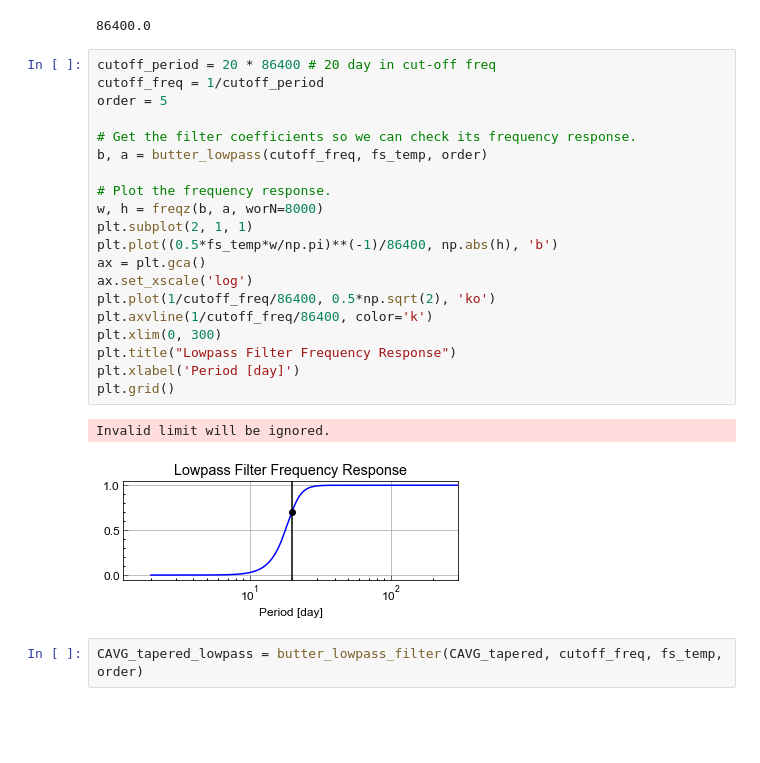
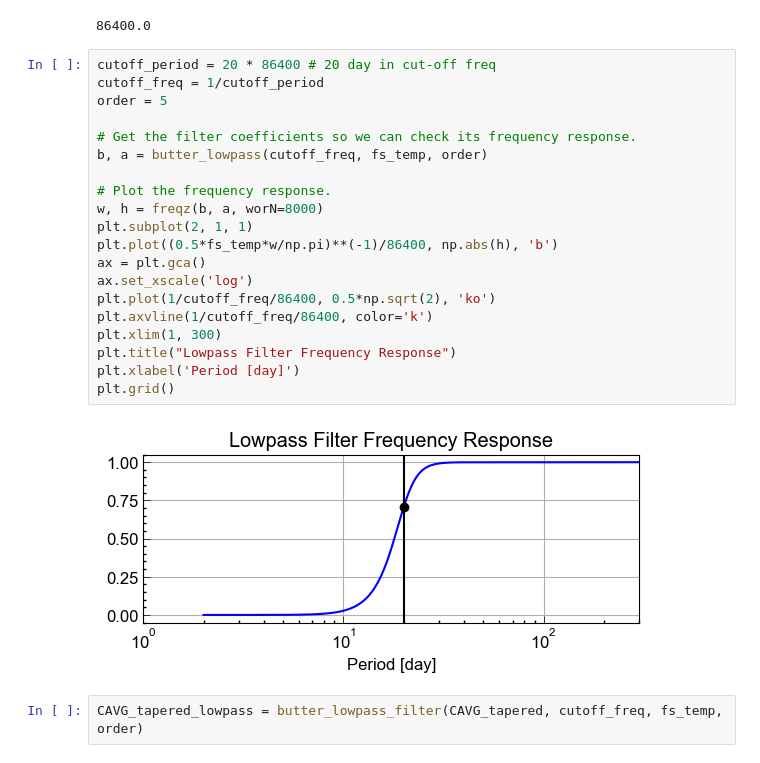
Before and after one commit to kura-okubo/SeisMonitoring_Paper, a Jupyter notebook: Post/ModelFit/code/modelfit_03_preprocess_precip_and_temperature_v01.ipynb, the cells around one changed output. Drawn from its saved outputs; the diff is of its cells as text; blank space fills up the shorter version.

```diff
--- a/Post/ModelFit/code/modelfit_03_preprocess_precip_and_temperature_v01.ipynb
+++ b/Post/ModelFit/code/modelfit_03_preprocess_precip_and_temperature_v01.ipynb
@@ -204,26 +162,25 @@ CAVG_tapered = np.array(df_interpolated["CAVG_tapered"])
 # %%
 cutoff_period = 20 * 86400 # 20 day in cut-off freq
 cutoff_freq = 1/cutoff_period
 order = 5
 
 # Get the filter coefficients so we can check its frequency response.
 b, a = butter_lowpass(cutoff_freq, fs_temp, order)
 
 # Plot the frequency response.
 w, h = freqz(b, a, worN=8000)
 plt.subplot(2, 1, 1)
 plt.plot((0.5*fs_temp*w/np.pi)**(-1)/86400, np.abs(h), 'b')
 ax = plt.gca()
 ax.set_xscale('log')
 plt.plot(1/cutoff_freq/86400, 0.5*np.sqrt(2), 'ko')
 plt.axvline(1/cutoff_freq/86400, color='k')
-plt.xlim(0, 300)
+plt.xlim(1, 300)
 plt.title("Lowpass Filter Frequency Response")
 plt.xlabel('Period [day]')
 plt.grid()
 # %% [output]
-Invalid limit will be ignored.
-[figure, old version]
+[figure, new version]
 # %%
 CAVG_tapered_lowpass = butter_lowpass_filter(CAVG_tapered, cutoff_freq, fs_temp, order)
 # %%
```
Also changed, not shown: parts of 23 cells of this notebook, 10 other files.
